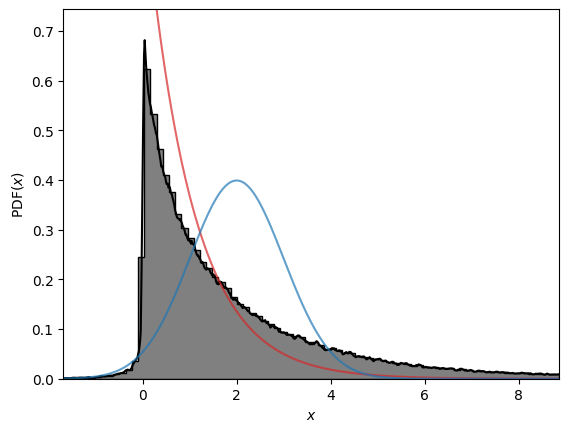
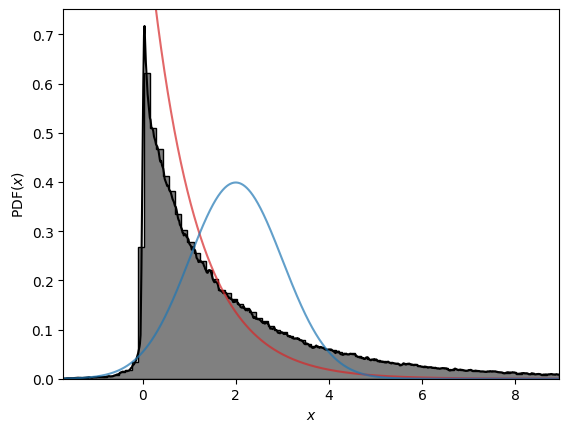
Code edit (unified diff) that turned the first committed figure into the second:
--- before
+++ after
@@ -1,3 +1,3 @@
-mask = np.less(xlims[0], distr) & np.less(distr, xlims[1])
+mask = np.less(xlims[0], sample) & np.less(sample, xlims[1])
 plt.figure(4)
 plt.clf()
@@ -5,5 +5,5 @@
 plt.plot(x_, x1.pdf(x_), color='tab:red', alpha=0.7)
 plt.plot(x_, x2.pdf(x_), color='tab:blue', alpha=0.7)
-plt.hist(distr[mask], bins=num_bins, density=True,
+plt.hist(sample[mask], bins=num_bins, density=True,
          color='gray', edgecolor='black', histtype='stepfilled')
 plt.xlim(xlims)

Commit: Add files via upload